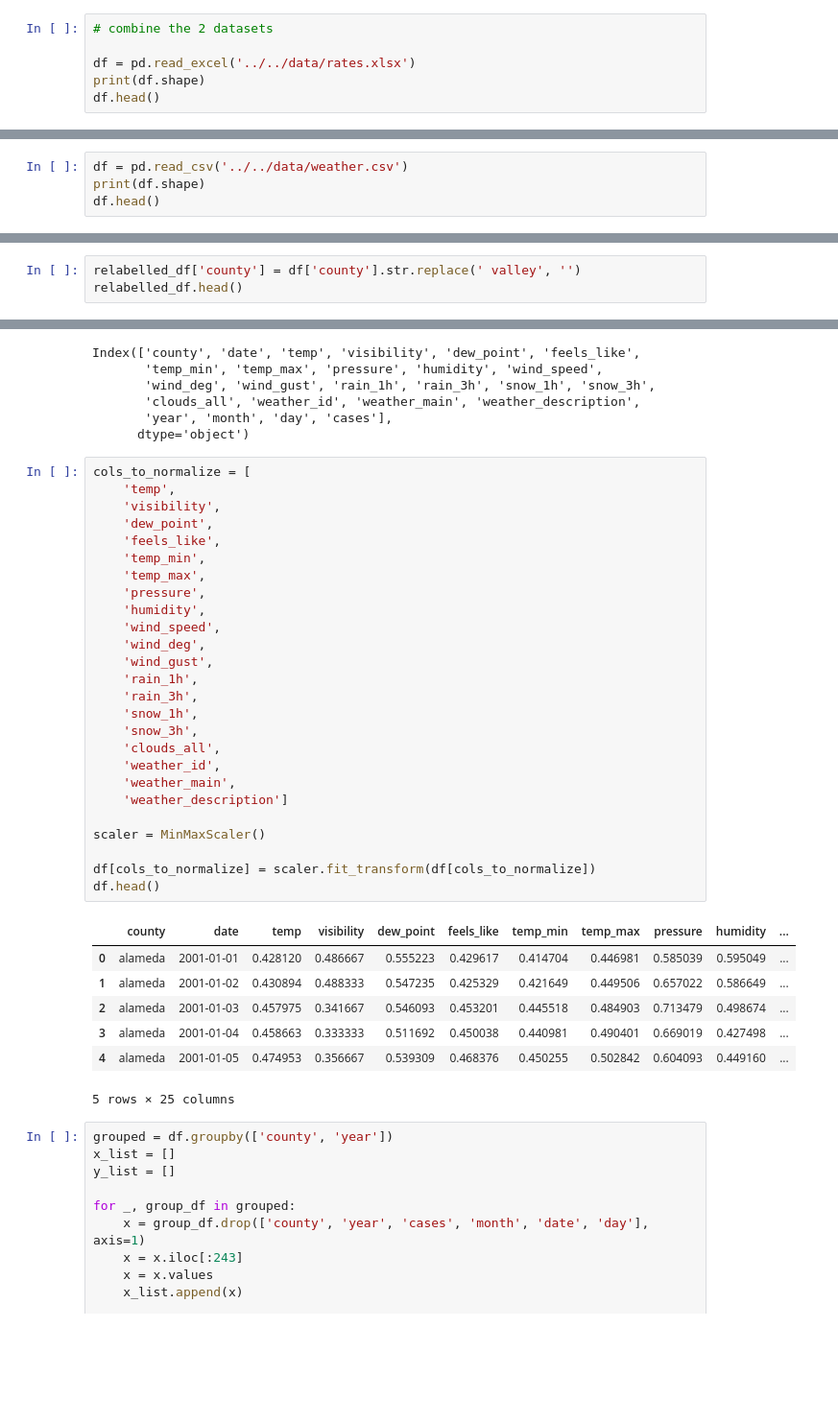
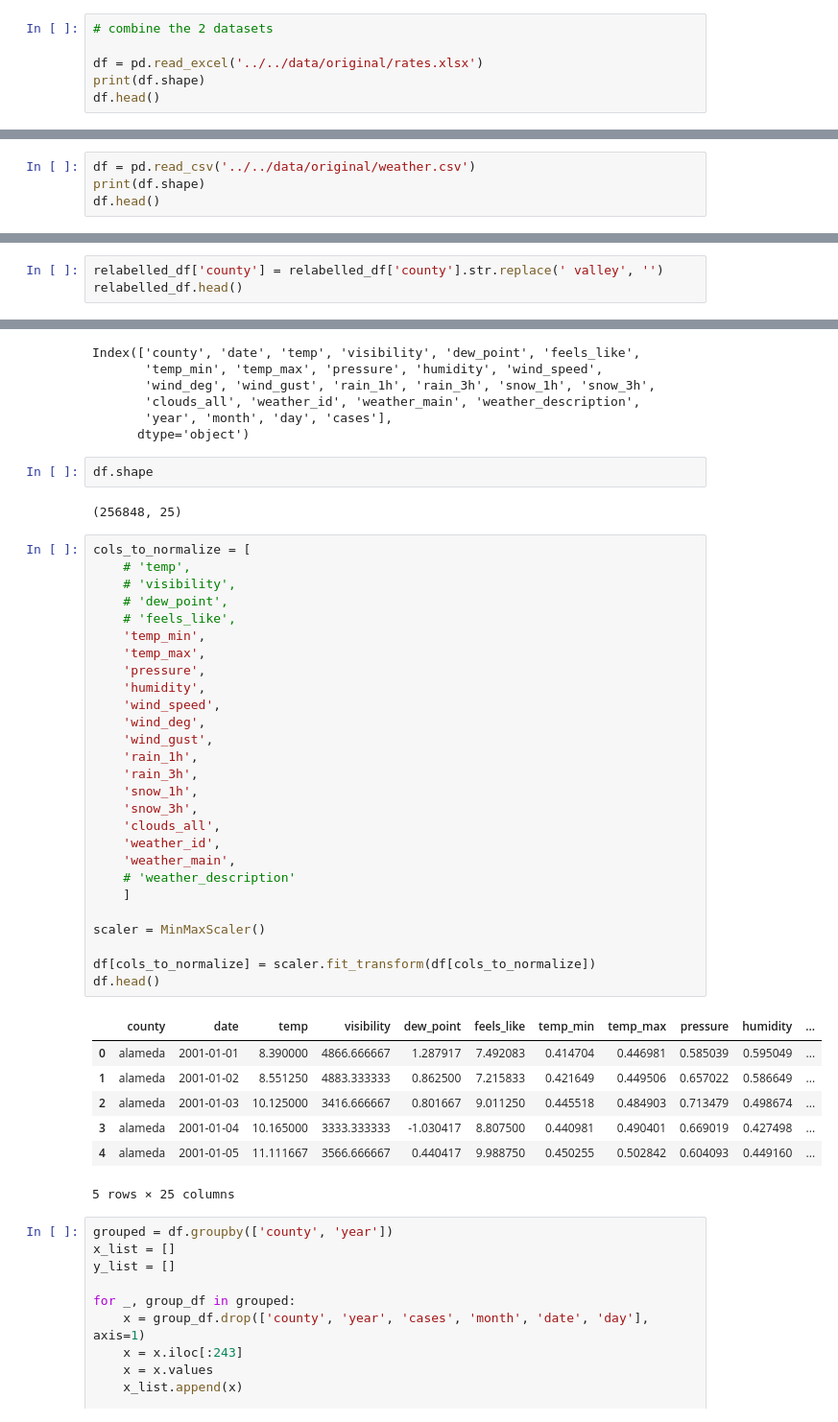
Before and after one commit to LeifHuenderML/ValleyForecast, a Jupyter notebook: src/data_prep/prep.ipynb, the cells around one changed output, grey strips where cells are left out. Shown at 96% size. Saved outputs shown, nothing was run; the diff lists cells and outputs as text; blank space fills up the shorter version.

```diff
--- a/src/data_prep/prep.ipynb
+++ b/src/data_prep/prep.ipynb
@@ -6,7 +7,7 @@ import torch
 # %%
 # combine the 2 datasets
 
-df = pd.read_excel('../../data/rates.xlsx')
+df = pd.read_excel('../../data/original/rates.xlsx')
 print(df.shape)
 df.head()
 # %% [output]
@@ -101,7 +102,7 @@ df.shape
 # %%
 cases = df.copy()
 # %%
-df = pd.read_csv('../../data/weather.csv')
+df = pd.read_csv('../../data/original/weather.csv')
 print(df.shape)
 df.head()
 # %% [output]
@@ -385,7 +403,7 @@ relabelled_df.head()
 | 4 | alameda | 1979-01-05 | 8.525833 | 0.0 | 5.631667 | 7.390833 | 7.196667 | 10.41125 | 1012.625000 | 82.625000 | ... |
 5 rows × 21 columns
 # %%
-relabelled_df['county'] = df['county'].str.replace(' valley', '')
+relabelled_df['county'] = relabelled_df['county'].str.replace(' valley', '')
 relabelled_df.head()
 # %% [output]
 |  | county | date | temp | visibility | dew_point | feels_like | temp_min | temp_max | pressure | humidity | ... |
@@ -504,39 +513,44 @@ Index(['county', 'date', 'temp', 'visibility', 'dew_point', 'feels_like',
        'clouds_all', 'weather_id', 'weather_main', 'weather_description',
        'year', 'month', 'day', 'cases'],
       dtype='object')
+# %%
+df.shape
+# %% [output]
+(256848, 25)
 # %%
 cols_to_normalize = [
-    'temp',
-    'visibility',
-    'dew_point',
-    'feels_like',
+    # 'temp',
+    # 'visibility',
+    # 'dew_point',
+    # 'feels_like',
     'temp_min',
     'temp_max',
     'pressure',
     'humidity',
     'wind_speed',
     'wind_deg',
     'wind_gust',
     'rain_1h',
     'rain_3h',
     'snow_1h',
     'snow_3h',
     'clouds_all',
     'weather_id',
     'weather_main',
-    'weather_description']
+    # 'weather_description'
+    ]
 
 scaler = MinMaxScaler()
 
 df[cols_to_normalize] = scaler.fit_transform(df[cols_to_normalize])
 df.head()
 # %% [output]
 |  | county | date | temp | visibility | dew_point | feels_like | temp_min | temp_max | pressure | humidity | ... |
-| 0 | alameda | 2001-01-01 | 0.428120 | 0.486667 | 0.555223 | 0.429617 | 0.414704 | 0.446981 | 0.585039 | 0.595049 | ... |
-| 1 | alameda | 2001-01-02 | 0.430894 | 0.488333 | 0.547235 | 0.425329 | 0.421649 | 0.449506 | 0.657022 | 0.586649 | ... |
-| 2 | alameda | 2001-01-03 | 0.457975 | 0.341667 | 0.546093 | 0.453201 | 0.445518 | 0.484903 | 0.713479 | 0.498674 | ... |
-| 3 | alameda | 2001-01-04 | 0.458663 | 0.333333 | 0.511692 | 0.450038 | 0.440981 | 0.490401 | 0.669019 | 0.427498 | ... |
-| 4 | alameda | 2001-01-05 | 0.474953 | 0.356667 | 0.539309 | 0.468376 | 0.450255 | 0.502842 | 0.604093 | 0.449160 | ... |
+| 0 | alameda | 2001-01-01 | 8.390000 | 4866.666667 | 1.287917 | 7.492083 | 0.414704 | 0.446981 | 0.585039 | 0.595049 | ... |
+| 1 | alameda | 2001-01-02 | 8.551250 | 4883.333333 | 0.862500 | 7.215833 | 0.421649 | 0.449506 | 0.657022 | 0.586649 | ... |
+| 2 | alameda | 2001-01-03 | 10.125000 | 3416.666667 | 0.801667 | 9.011250 | 0.445518 | 0.484903 | 0.713479 | 0.498674 | ... |
+| 3 | alameda | 2001-01-04 | 10.165000 | 3333.333333 | -1.030417 | 8.807500 | 0.440981 | 0.490401 | 0.669019 | 0.427498 | ... |
+| 4 | alameda | 2001-01-05 | 11.111667 | 3566.666667 | 0.440417 | 9.988750 | 0.450255 | 0.502842 | 0.604093 | 0.449160 | ... |
 5 rows × 25 columns
 # %%
 grouped = df.groupby(['county', 'year'])
```
Also changed, not shown: parts of 9 cells of this notebook, 7 other files.
